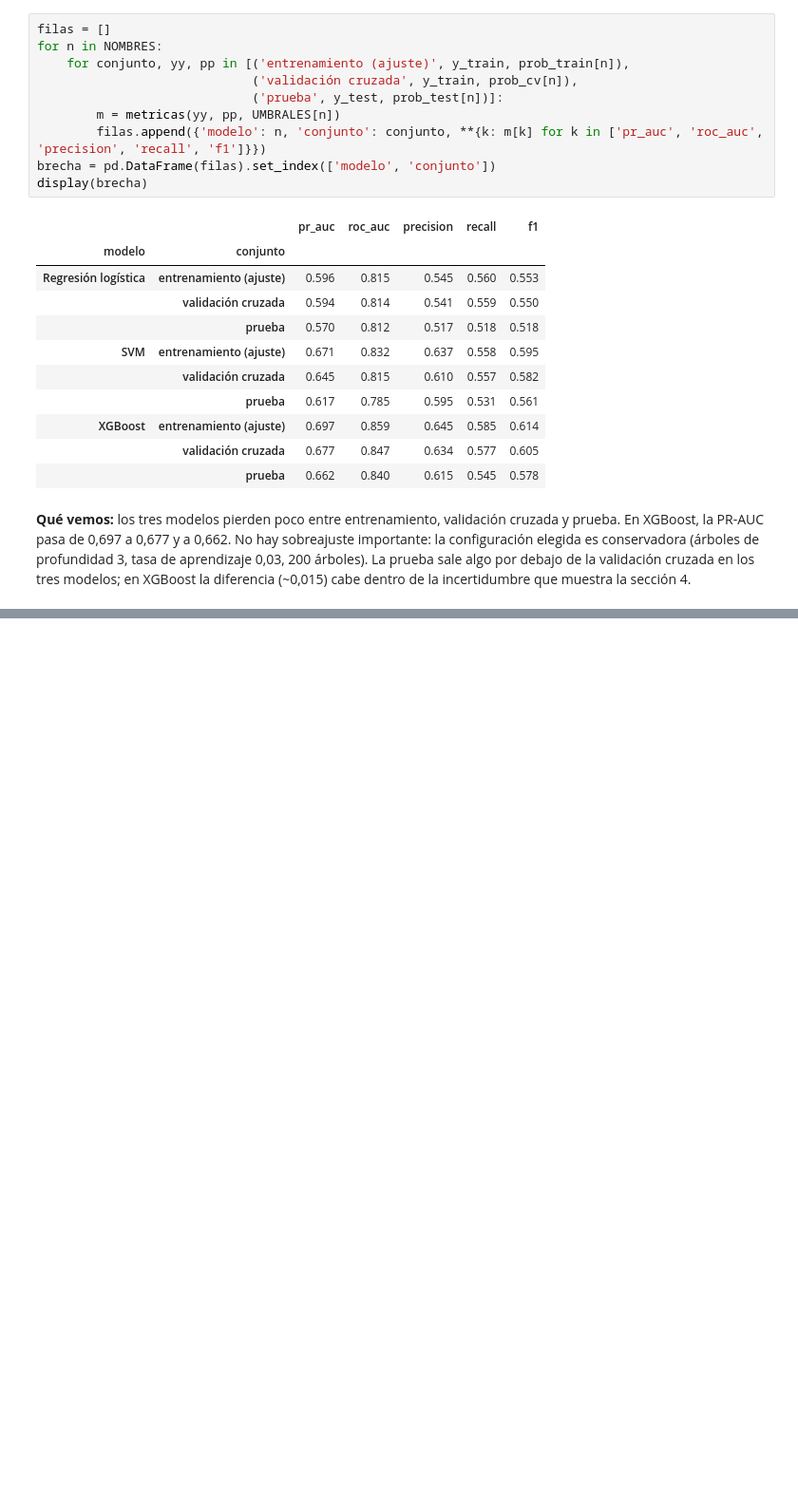
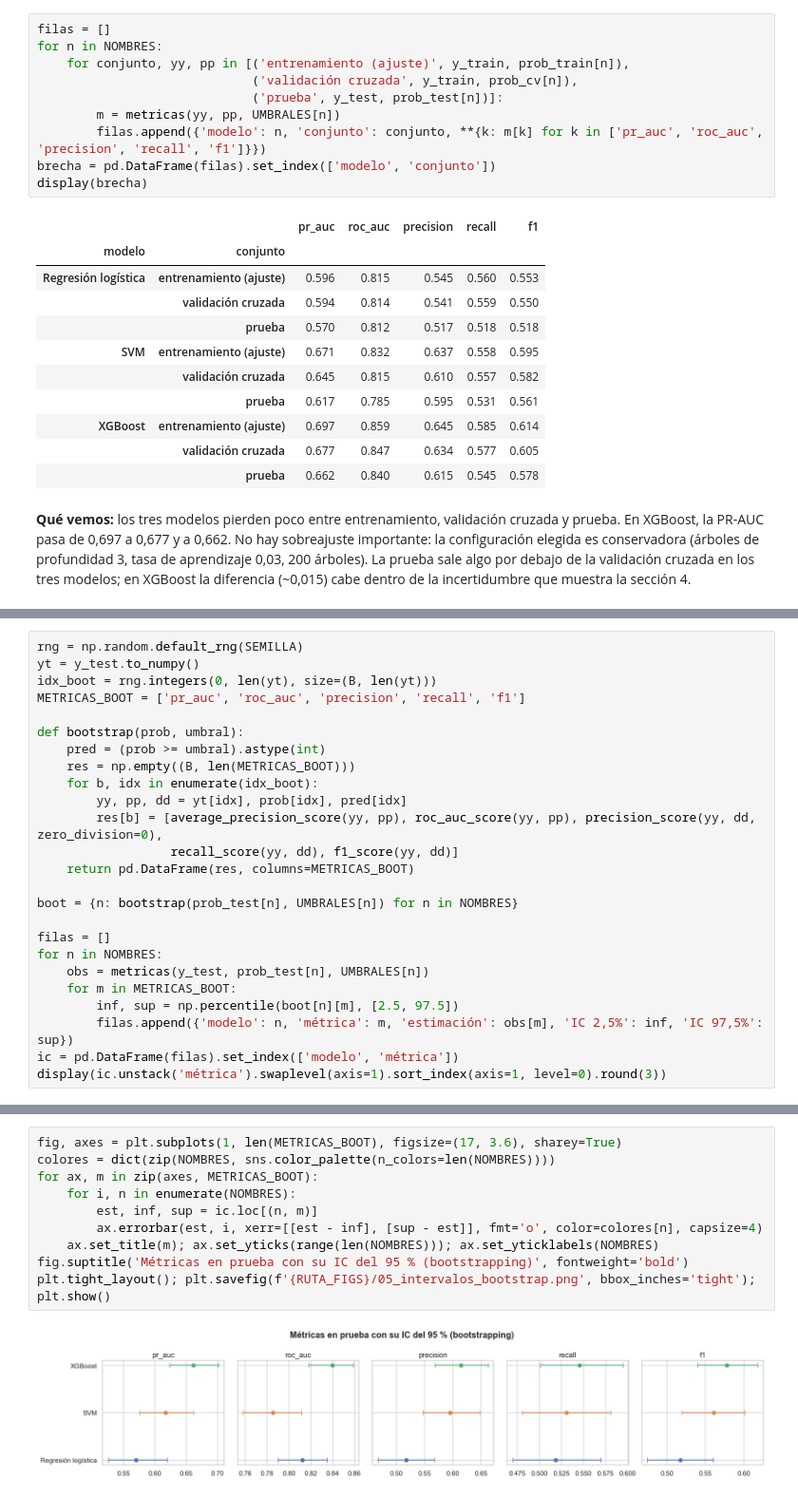
Before and after one commit to Danielfts/MINE-ciencia-de-datos, a Jupyter notebook: Taller 2/notebooks/05_evaluacion.ipynb, the cells around one changed output, grey strips where cells are left out. Shown at 95% size. Drawn from its saved outputs; the diff is of its cells as text; blank space fills up the shorter version.

```diff
--- a/Taller 2/notebooks/05_evaluacion.ipynb
+++ b/Taller 2/notebooks/05_evaluacion.ipynb
@@ -255,0 +263,25 @@ tres modelos; en XGBoost la diferencia (\~0,015) cabe dentro de la incertidumbre
+# %%
+rng = np.random.default_rng(SEMILLA)
+yt = y_test.to_numpy()
+idx_boot = rng.integers(0, len(yt), size=(B, len(yt)))
+METRICAS_BOOT = ['pr_auc', 'roc_auc', 'precision', 'recall', 'f1']
+
+def bootstrap(prob, umbral):
+    pred = (prob >= umbral).astype(int)
+    res = np.empty((B, len(METRICAS_BOOT)))
+    for b, idx in enumerate(idx_boot):
+        yy, pp, dd = yt[idx], prob[idx], pred[idx]
+        res[b] = [average_precision_score(yy, pp), roc_auc_score(yy, pp), precision_score(yy, dd, zero_division=0),
+                  recall_score(yy, dd), f1_score(yy, dd)]
+    return pd.DataFrame(res, columns=METRICAS_BOOT)
+
+boot = {n: bootstrap(prob_test[n], UMBRALES[n]) for n in NOMBRES}
+
+filas = []
+for n in NOMBRES:
+    obs = metricas(y_test, prob_test[n], UMBRALES[n])
+    for m in METRICAS_BOOT:
+        inf, sup = np.percentile(boot[n][m], [2.5, 97.5])
+        filas.append({'modelo': n, 'métrica': m, 'estimación': obs[m], 'IC 2,5%': inf, 'IC 97,5%': sup})
+ic = pd.DataFrame(filas).set_index(['modelo', 'métrica'])
+display(ic.unstack('métrica').swaplevel(axis=1).sort_index(axis=1, level=0).round(3))
@@ -255,0 +295,12 @@ tres modelos; en XGBoost la diferencia (\~0,015) cabe dentro de la incertidumbre
+# %%
+fig, axes = plt.subplots(1, len(METRICAS_BOOT), figsize=(17, 3.6), sharey=True)
+colores = dict(zip(NOMBRES, sns.color_palette(n_colors=len(NOMBRES))))
+for ax, m in zip(axes, METRICAS_BOOT):
+    for i, n in enumerate(NOMBRES):
+        est, inf, sup = ic.loc[(n, m)]
+        ax.errorbar(est, i, xerr=[[est - inf], [sup - est]], fmt='o', color=colores[n], capsize=4)
+    ax.set_title(m); ax.set_yticks(range(len(NOMBRES))); ax.set_yticklabels(NOMBRES)
+fig.suptitle('Métricas en prueba con su IC del 95 % (bootstrapping)', fontweight='bold')
+plt.tight_layout(); plt.savefig(f'{RUTA_FIGS}/05_intervalos_bootstrap.png', bbox_inches='tight'); plt.show()
+# %% [output]
+[figure, added]
```
Also changed, not shown: parts of 8 cells of this notebook, 1 other file.
